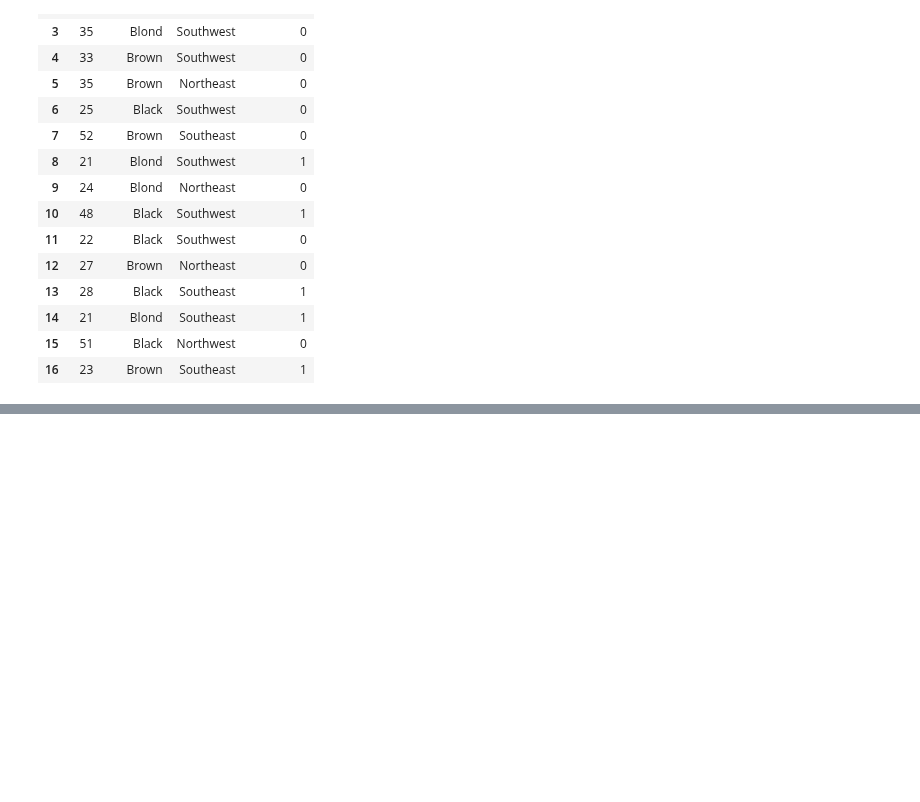
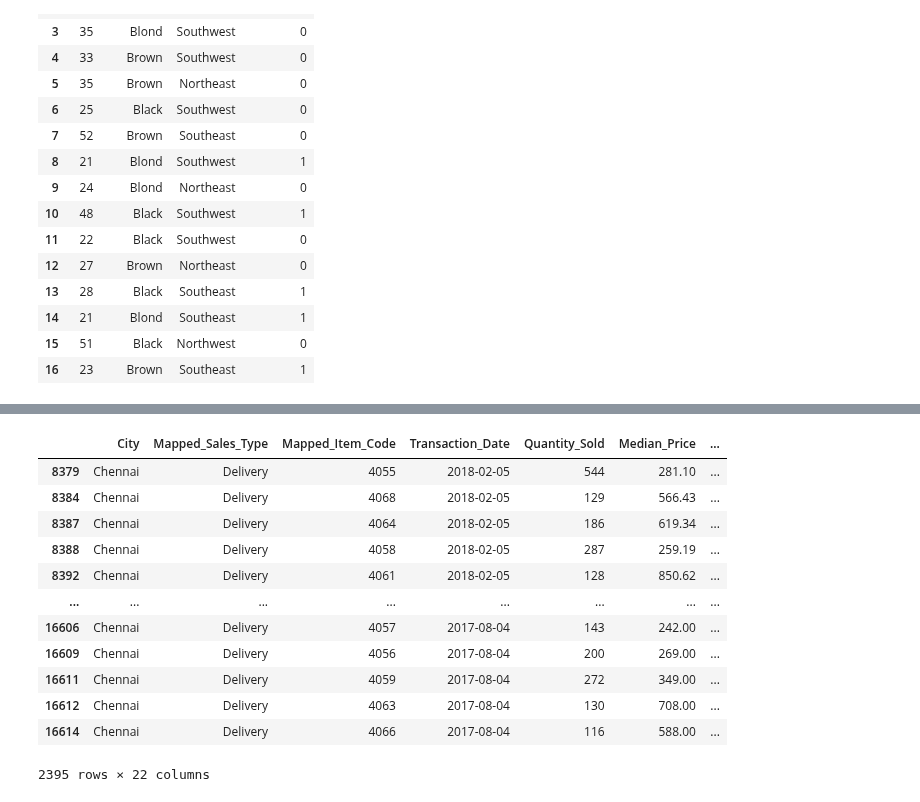
Before and after one commit to pradeepmaradugu/colab, a Jupyter notebook: Assignment.ipynb, the cells around one changed output, grey strips where cells are left out. Saved outputs shown, nothing was run; the diff lists cells and outputs as text; code cells hidden in the pictures; blank space fills up the shorter version.

```diff
--- a/Assignment.ipynb
+++ b/Assignment.ipynb
@@ -454,0 +607,19 @@ new_concat_0
+# %%
+#8. Display the data for city = Chennai AND Mapped_Sales_Type = Delivery and print top 5 records
+# (hint use loc function to subset, then “&” operator to filter both the above cities)
+
+display(df.loc[(df['City']=='Chennai') & (df['Mapped_Sales_Type'] == 'Delivery')] )
+# %% [output]
+|  | City | Mapped_Sales_Type | Mapped_Item_Code | Transaction_Date | Quantity_Sold | Median_Price | ... |
+| 8379 | Chennai | Delivery | 4055 | 2018-02-05 | 544 | 281.10 | ... |
+| 8384 | Chennai | Delivery | 4068 | 2018-02-05 | 129 | 566.43 | ... |
+| 8387 | Chennai | Delivery | 4064 | 2018-02-05 | 186 | 619.34 | ... |
+| 8388 | Chennai | Delivery | 4058 | 2018-02-05 | 287 | 259.19 | ... |
+| 8392 | Chennai | Delivery | 4061 | 2018-02-05 | 128 | 850.62 | ... |
+| ... | ... | ... | ... | ... | ... | ... | ... |
+| 16606 | Chennai | Delivery | 4057 | 2017-08-04 | 143 | 242.00 | ... |
+| 16609 | Chennai | Delivery | 4056 | 2017-08-04 | 200 | 269.00 | ... |
+| 16611 | Chennai | Delivery | 4059 | 2017-08-04 | 272 | 349.00 | ... |
+| 16612 | Chennai | Delivery | 4063 | 2017-08-04 | 130 | 708.00 | ... |
+| 16614 | Chennai | Delivery | 4066 | 2017-08-04 | 116 | 588.00 | ... |
+2395 rows × 22 columns
```
Also changed, not shown: parts of 26 cells of this notebook.
